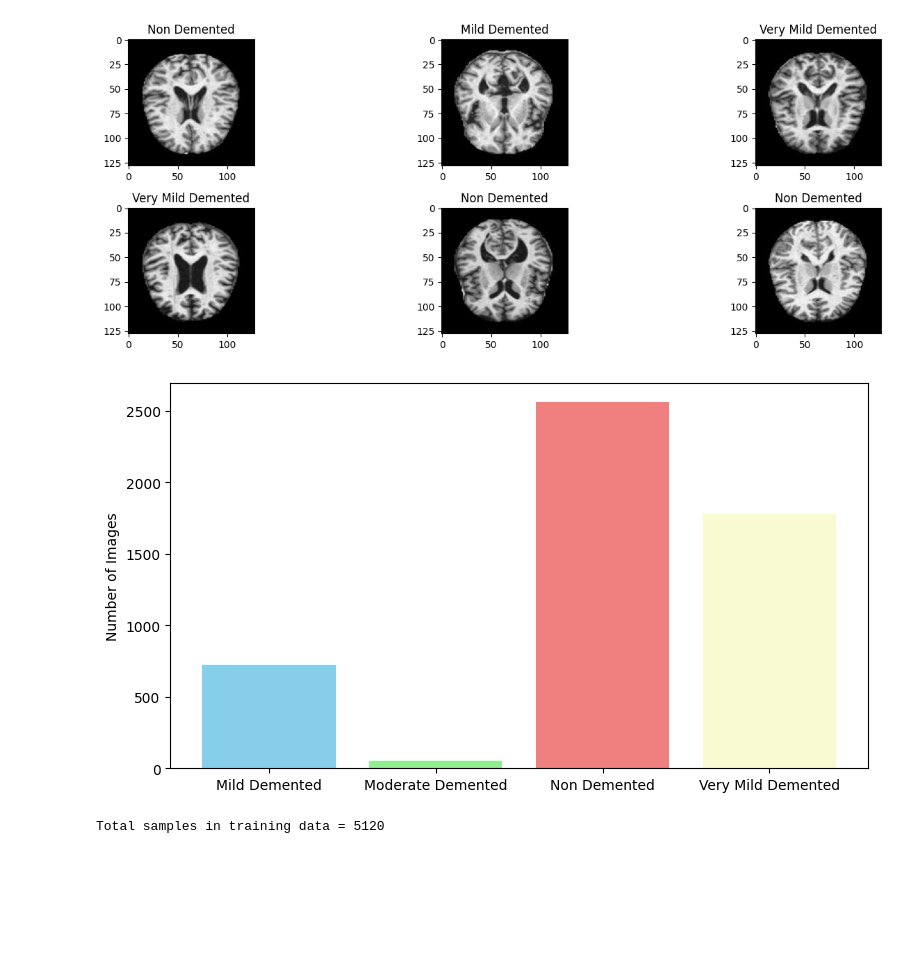
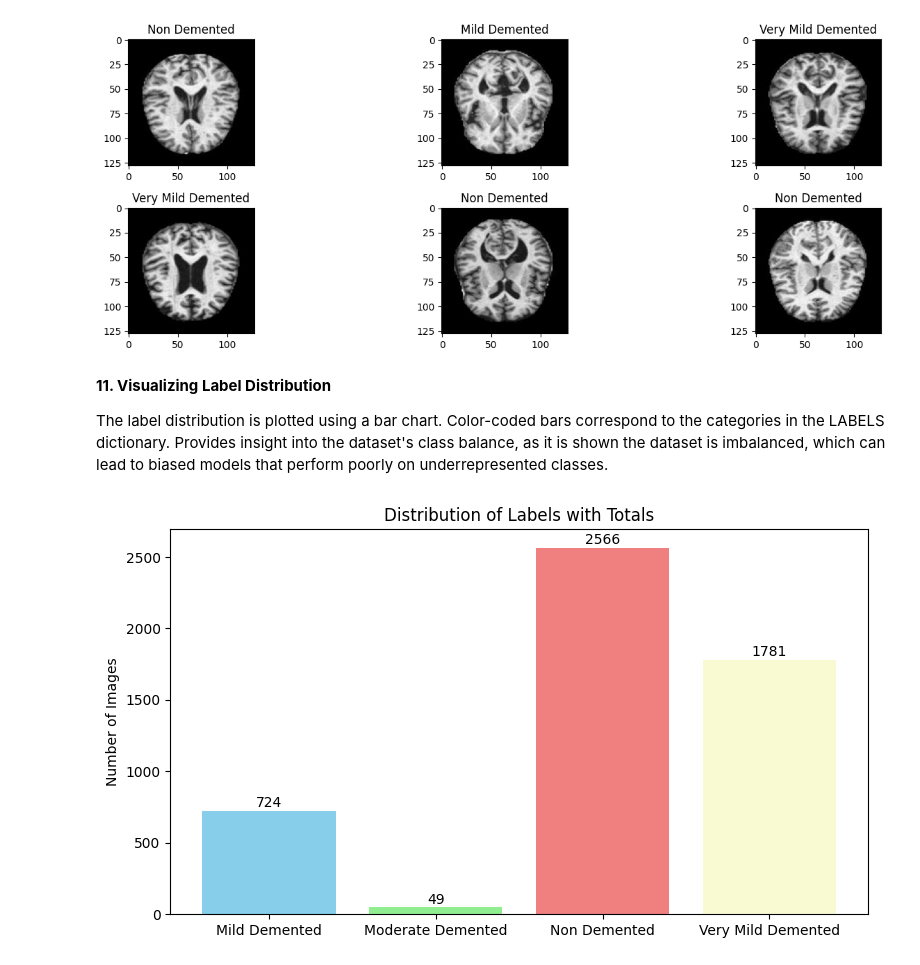
Before and after one commit to bipin-n43/medical-image-diagnosis, a Jupyter notebook: data_cleaning.ipynb, the cells around one changed output. Cells and saved outputs as stored; diff of their text form; code cells hidden in the pictures; blank space fills up the shorter version.

Commit message:
Additional steps for data cleaning

```diff
--- a/data_cleaning.ipynb
+++ b/data_cleaning.ipynb
@@ -135,0 +207,18 @@ def dict_to_image(image_bytes):
+# %%
+
+
+# Fix the file path by joining the BASE_DIR and TEST_FILE correctly
+test_file_path = os.path.join(BASE_DIR, TEST_FILE).replace("\\", "/")
+
+# Preprocess the training dataset
+test_df = preprocess_dataset(test_file_path)
+
+# Take a small sample of the data without triggering memory issues
+sample_data_test = test_df.select("label", "img_arr").head(5)
+
+# Display the sample data
+print("Sample Testing Data after decoding images:")
+for row in sample_data_test:
+    label = row['label']
+    img_arr = row['img_arr']  # Full image array, limiting the display size
+    print(f"Label: {LABELS.get(label, 'Unknown')}, Image Array (first 10 pixels): {img_arr[:10]}")  # First 10 pixels of the image
@@ -201,33 +378,40 @@ plt.tight_layout()
 plt.show()
 # %% [output]
 [figure]
+# %% [markdown]
+**11. Visualizing Label Distribution**
+
+The label distribution is plotted using a bar chart. Color-coded bars correspond to the categories in the LABELS dictionary.
+Provides insight into the dataset's class balance, as it is shown the dataset is imbalanced, which can lead to biased models that perform poorly on underrepresented classes.
 # %%
+# Count the occurrences of each label in the 'label' column using Spark
+label_counts = train_df.groupBy("label").count().orderBy("label")
+
+# Convert the Spark DataFrame to Pandas for easy plotting
+label_counts_pd = label_counts.toPandas()
+
 # Define a color map for each label
 label_colors = {
     0: 'skyblue',        # Mild Demented
     1: 'lightgreen',     # Moderate Demented
     2: 'lightcoral',     # Non Demented
     3: 'lightgoldenrodyellow'  # Very Mild Demented
 }
 
-# Count the occurrences of each label in the 'label' column using Spark
-label_counts = train_df.groupBy("label").count().orderBy("label")
-
-# Convert the Spark DataFrame to Pandas for easy plotting
-label_counts_pd = label_counts.toPandas()
-
 # Plotting the bar chart with colors for each label
 plt.figure(figsize=(9, 5))
 bars = plt.bar(label_counts_pd['label'], label_counts_pd['count'],
                color=[label_colors[label] for label in label_counts_pd['label']])
 
+# Add totals above each bar
+for bar, count in zip(bars, label_counts_pd['count']):
+    plt.text(bar.get_x() + bar.get_width() / 2, bar.get_height() + 5,
+             f"{count}", ha='center', va='bottom')
+
+# Customize the plot
 plt.ylabel("Number of Images")
 plt.xticks(np.arange(0, 4, 1), labels=[LABELS[i] for i in range(4)])
+plt.title("Distribution of Labels with Totals")
 plt.show()
-
-# Print the total number of samples in the training data
-total_samples = train_df.count()
-print(f"Total samples in training data = {total_samples}")
 # %% [output]
-[figure, old version]
+[figure, new version]
-Total samples in training data = 5120
```
Also changed, not shown: parts of 23 cells of this notebook.
